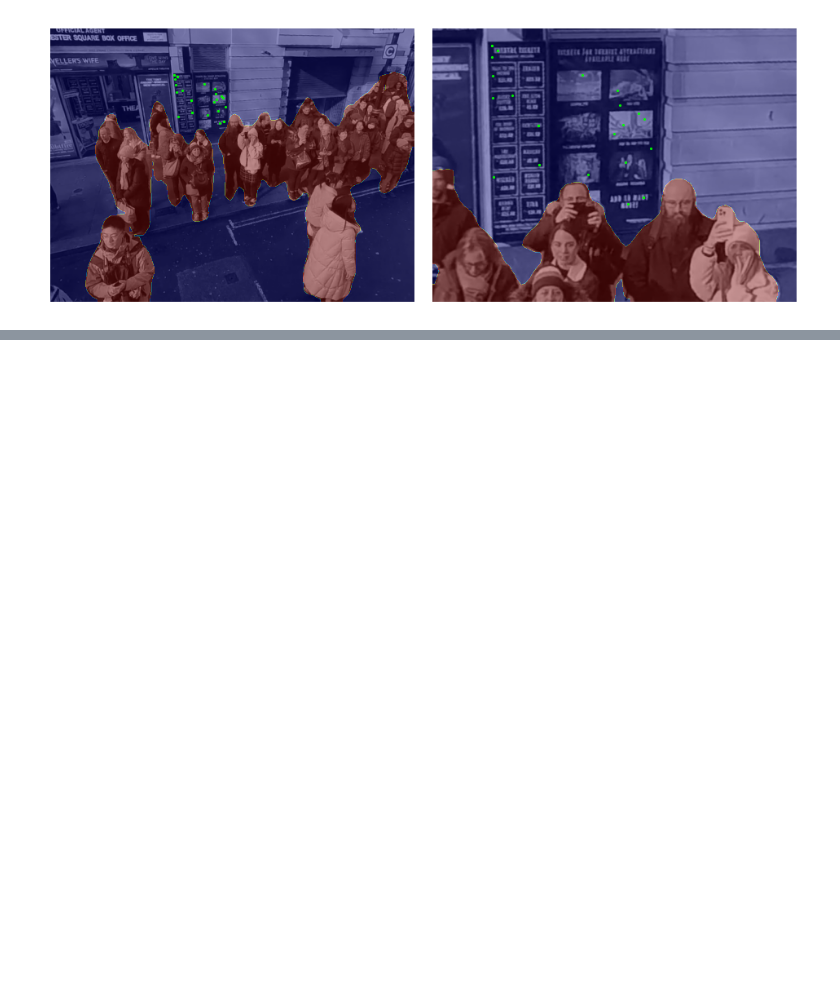
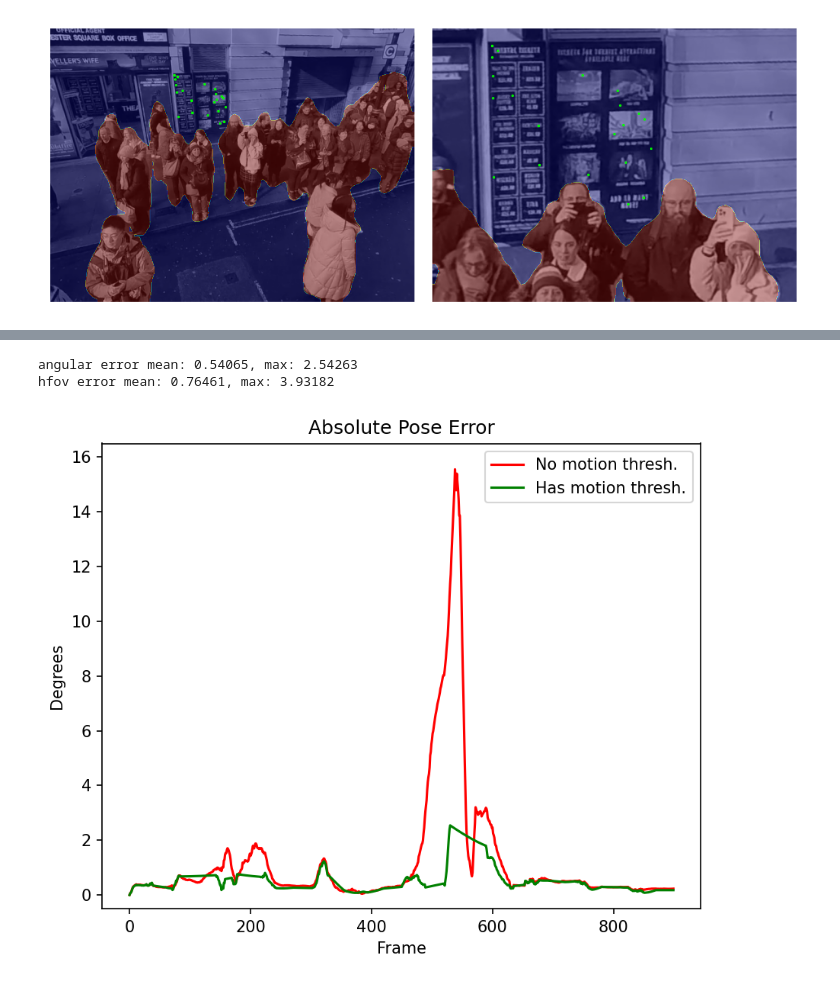
Before and after one commit to Unturned3/Core, a Jupyter notebook: EstimatePose.ipynb, the cells around one changed output, grey strips where cells are left out. Drawn from its saved outputs; the diff is of its cells as text; code cells hidden in the pictures; blank space fills up the shorter version.

```diff
--- a/EstimatePose.ipynb
+++ b/EstimatePose.ipynb
@@ -183,0 +189,25 @@ hfov_err_abs[3]
+# %%
+aea_w_motion_comp = copy.deepcopy(angular_err_abs)
+hea_w_motion_comp = copy.deepcopy(hfov_err_abs)
+# %%
+print(f'angular error mean: {np.mean(aea_w_motion_comp):.5f}, '
+      f'max: {np.max(aea_w_motion_comp):.5f}')
+print(f'hfov error mean: {np.mean(hea_w_motion_comp):.5f}, max: {np.max(hea_w_motion_comp):.5f}')
+# %% [output]
+angular error mean: 0.54065, max: 2.54263
+hfov error mean: 0.76461, max: 3.93182
+# %%
+fig, ax = plt.subplots(dpi=150, figsize=(6, 5))
+ax.set_title('Absolute Pose Error')
+ax.plot(angular_err_abs, label='No motion thresh.', color='red')
+ax.plot(aea_w_motion_comp, label='Has motion thresh.', color='green')
+ax.set_xlabel('Frame')
+ax.set_ylabel('Degrees')
+ax.set_ylim(-0.5, 16.5)
+#ax.set_yticks(np.arange(0, 8.5, 2))
+#ax.grid()
+ax.legend()
+fig.tight_layout()
+plt.show()
+# %% [output]
+[figure, added]
```
Also changed, not shown: parts of 12 cells of this notebook, 1 other file.
